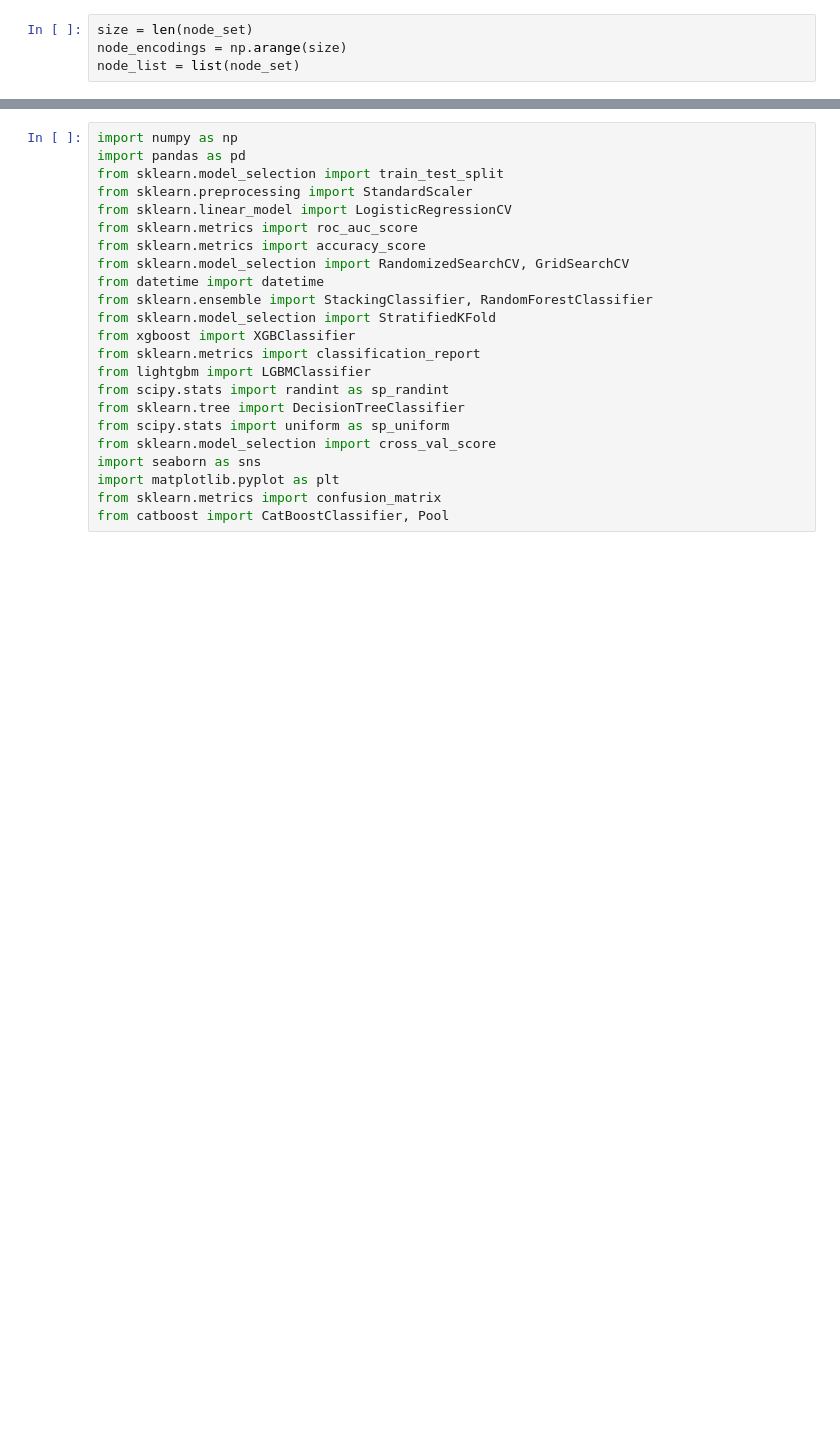
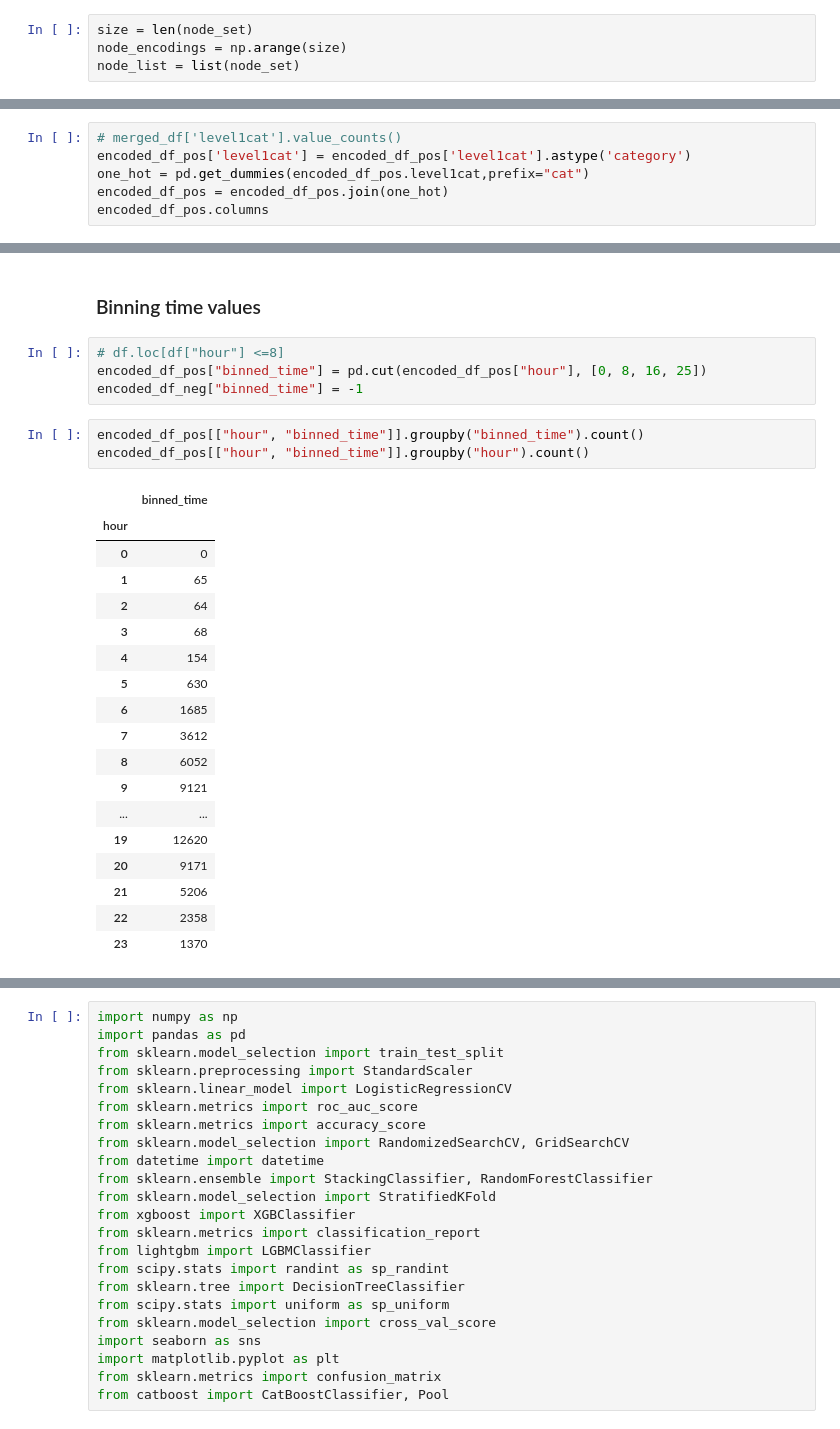
Before and after one commit to Djadih/Complex-Networks-Colocations, a Jupyter notebook: time_prediction.ipynb, the cells around one changed output, grey strips where cells are left out. Cells and saved outputs as stored; diff of their text form; blank space fills up the shorter version.

```diff
--- a/time_prediction.ipynb
+++ b/time_prediction.ipynb
@@ -147,0 +103,6 @@ encoded_df.head()
+# %%
+# merged_df['level1cat'].value_counts()
+encoded_df_pos['level1cat'] = encoded_df_pos['level1cat'].astype('category')
+one_hot = pd.get_dummies(encoded_df_pos.level1cat,prefix="cat")
+encoded_df_pos = encoded_df_pos.join(one_hot)
+encoded_df_pos.columns
@@ -147,0 +130,28 @@ encoded_df.head()
+# %% [markdown]
+### Binning time values
+# %%
+# df.loc[df["hour"] <=8]
+encoded_df_pos["binned_time"] = pd.cut(encoded_df_pos["hour"], [0, 8, 16, 25])
+encoded_df_neg["binned_time"] = -1
+# %%
+encoded_df_pos[["hour", "binned_time"]].groupby("binned_time").count()
+encoded_df_pos[["hour", "binned_time"]].groupby("hour").count()
+# %% [output]
+|  | binned_time |
+| hour |  |
+| 0 | 0 |
+| 1 | 65 |
+| 2 | 64 |
+| 3 | 68 |
+| 4 | 154 |
+| 5 | 630 |
+| 6 | 1685 |
+| 7 | 3612 |
+| 8 | 6052 |
+| 9 | 9121 |
+| ... | ... |
+| 19 | 12620 |
+| 20 | 9171 |
+| 21 | 5206 |
+| 22 | 2358 |
+| 23 | 1370 |
```
Also changed, not shown: parts of 16 cells of this notebook, 1 other file.
